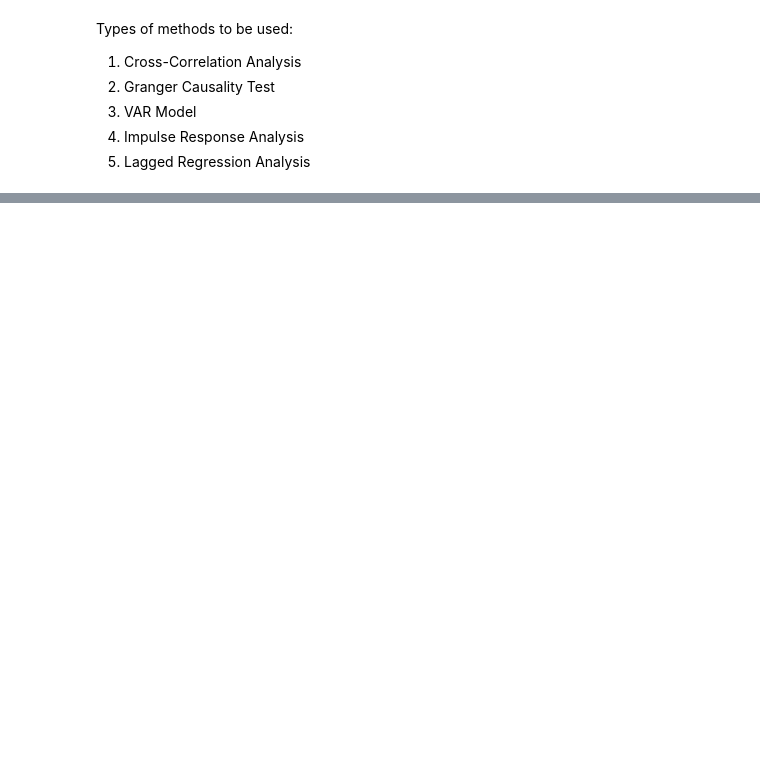
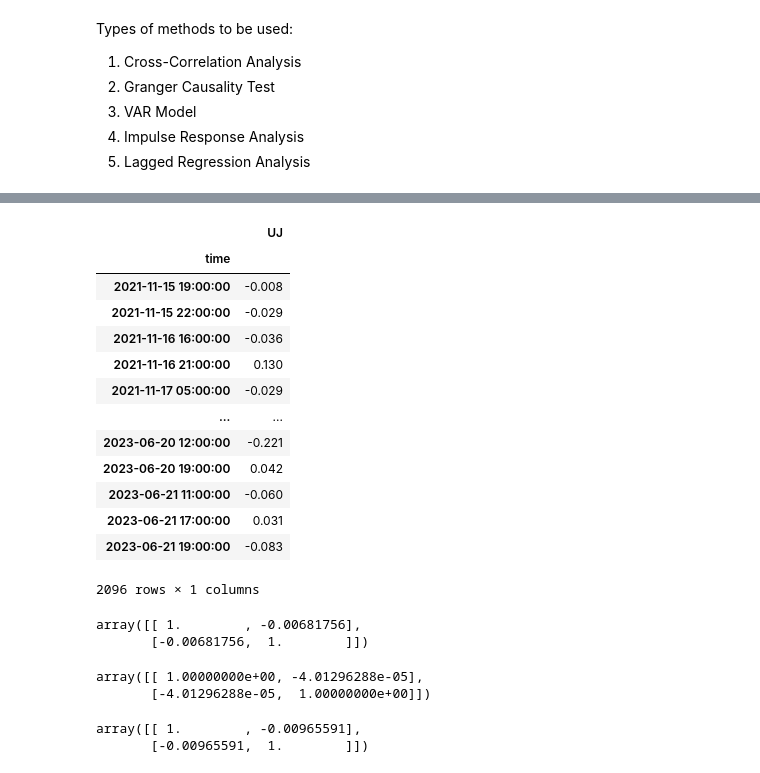
Before and after one commit to aliquid-novi/Strategies, a Jupyter notebook: Misc/interdependent_time-lagged.ipynb, the cells around one changed output, grey strips where cells are left out. Cells and saved outputs as stored; diff of their text form; code cells hidden in the pictures; blank space fills up the shorter version.

```diff
--- a/Misc/interdependent_time-lagged.ipynb
+++ b/Misc/interdependent_time-lagged.ipynb
@@ -28,0 +81,14 @@ def get_rates(pair1, tf, x):
+# %%
+for i in range(1, 24):
+    # Shift the index in df2 back by one hour
+    UJ_returns.index = UJ_returns.index - pd.Timedelta(hours=i)
+
+    # Keep only the rows in UJ_returns that match the index in df1
+    UJ_returns = UJ_returns[UJ_returns.index.isin(EU_GU.index)]
+
+    pearson_corr = np.corrcoef(EU_GU['EU'].tail(2090), UJ_returns['UJ'].tail(2090))
+    corr_measure()
+    pearson_corr = np.corrcoef(UJ_returns['UJ'].tail(2090), EU_GU['GU'].tail(2090))
+    corr_measure()
+    pearson_corr = np.corrcoef(EU_GU['EU'].tail(2090), UJ_returns['UJ'].tail(2090))
+    corr_measure()
@@ -28,0 +100,40 @@ def get_rates(pair1, tf, x):
+# %%
+# Shift the index in df2 back by one hour
+UJ_returns.index = UJ_returns.index - pd.Timedelta(hours=1)
+
+# Keep only the rows in UJ_returns that match the index in df1
+UJ_returns = UJ_returns[UJ_returns.index.isin(EU_GU.index)]
+UJ_returns
+# %% [output]
+|  | UJ |
+| time |  |
+| 2021-11-15 19:00:00 | -0.008 |
+| 2021-11-15 22:00:00 | -0.029 |
+| 2021-11-16 16:00:00 | -0.036 |
+| 2021-11-16 21:00:00 | 0.130 |
+| 2021-11-17 05:00:00 | -0.029 |
+| ... | ... |
+| 2023-06-20 12:00:00 | -0.221 |
+| 2023-06-20 19:00:00 | 0.042 |
+| 2023-06-21 11:00:00 | -0.060 |
+| 2023-06-21 17:00:00 | 0.031 |
+| 2023-06-21 19:00:00 | -0.083 |
+2096 rows × 1 columns
+# %%
+pearson_corr = np.corrcoef(EU_GU['EU'].tail(2090), UJ_returns['UJ'].tail(2090))
+pearson_corr
+# %% [output]
+array([[ 1.        , -0.00681756],
+       [-0.00681756,  1.        ]])
+# %%
+pearson_corr = np.corrcoef(UJ_returns['UJ'].tail(2090), EU_GU['GU'].tail(2090))
+pearson_corr
+# %% [output]
+array([[ 1.00000000e+00, -4.01296288e-05],
+       [-4.01296288e-05,  1.00000000e+00]])
+# %%
+pearson_corr = np.corrcoef(EU_GU['Spread'].tail(2090), UJ_returns['UJ'].tail(2090))
+pearson_corr
+# %% [output]
+array([[ 1.        , -0.00965591],
+       [-0.00965591,  1.        ]])
```
Also changed, not shown: parts of 25 cells of this notebook, 1 other file.
